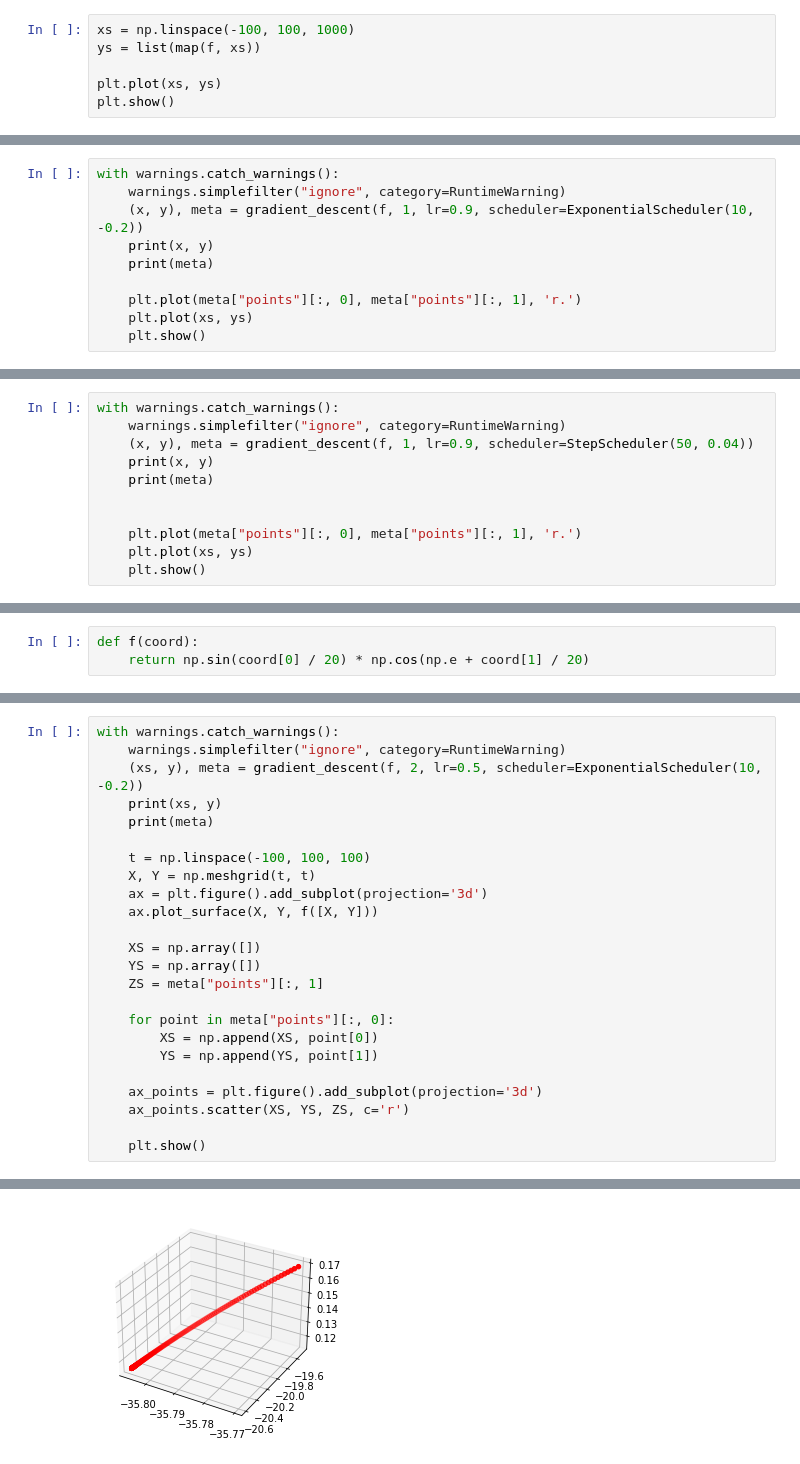
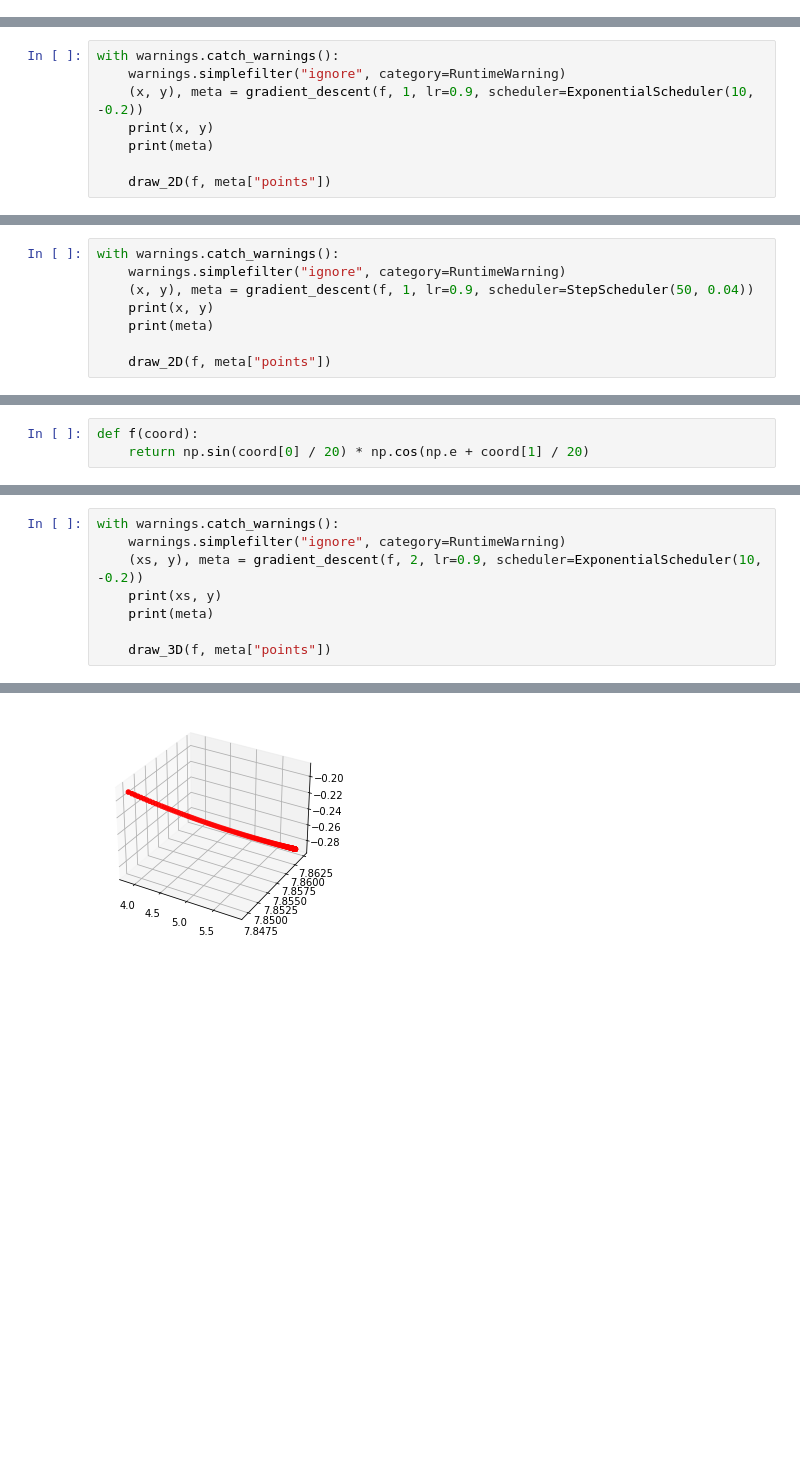
Before and after one commit to EasySocHacks/Optimization-Methods-IFMO, a Jupyter notebook: HW1/1.2.ipynb, the cells around one changed output, grey strips where cells are left out. Cells and saved outputs as stored; diff of their text form; blank space fills up the shorter version.

Commit message:
Modify visualization

```diff
--- a/HW1/1.2.ipynb
+++ b/HW1/1.2.ipynb
@@ -17,9 +18,3 @@ def f(coord):
         return coord - np.sin(coord)
     else:
         return -coord
-# %%
-xs = np.linspace(-100, 100, 1000)
-ys = list(map(f, xs))
-
-plt.plot(xs, ys)
-plt.show()
@@ -32,7 +29,5 @@ with warnings.catch_warnings():
     print(x, y)
     print(meta)
 
-    plt.plot(meta["points"][:, 0], meta["points"][:, 1], 'r.')
-    plt.plot(xs, ys)
-    plt.show()
+    draw_2D(f, meta["points"])
 # %% [output]
@@ -61,8 +56,5 @@ with warnings.catch_warnings():
     print(x, y)
     print(meta)
 
-
-    plt.plot(meta["points"][:, 0], meta["points"][:, 1], 'r.')
-    plt.plot(xs, ys)
-    plt.show()
+    draw_2D(f, meta["points"])
 # %% [output]
@@ -105,25 +92,9 @@ plt.show()
 # %%
 with warnings.catch_warnings():
     warnings.simplefilter("ignore", category=RuntimeWarning)
-    (xs, y), meta = gradient_descent(f, 2, lr=0.5, scheduler=ExponentialScheduler(10, -0.2))
+    (xs, y), meta = gradient_descent(f, 2, lr=0.9, scheduler=ExponentialScheduler(10, -0.2))
     print(xs, y)
     print(meta)
 
-    t = np.linspace(-100, 100, 100)
-    X, Y = np.meshgrid(t, t)
-    ax = plt.figure().add_subplot(projection='3d')
-    ax.plot_surface(X, Y, f([X, Y]))
-
-    XS = np.array([])
-    YS = np.array([])
-    ZS = meta["points"][:, 1]
-
-    for point in meta["points"][:, 0]:
-        XS = np.append(XS, point[0])
-        YS = np.append(YS, point[1])
-
-    ax_points = plt.figure().add_subplot(projection='3d')
-    ax_points.scatter(XS, YS, ZS, c='r')
-
-    plt.show()
+    draw_3D(f, meta["points"])
 # %% [output]
@@ -146,3 +117,3 @@ with warnings.catch_warnings():
       dtype=object)}
 [figure]
-[figure, old version]
+[figure, new version]
```
Also changed, not shown: parts of 10 cells of this notebook, 4 other files.
